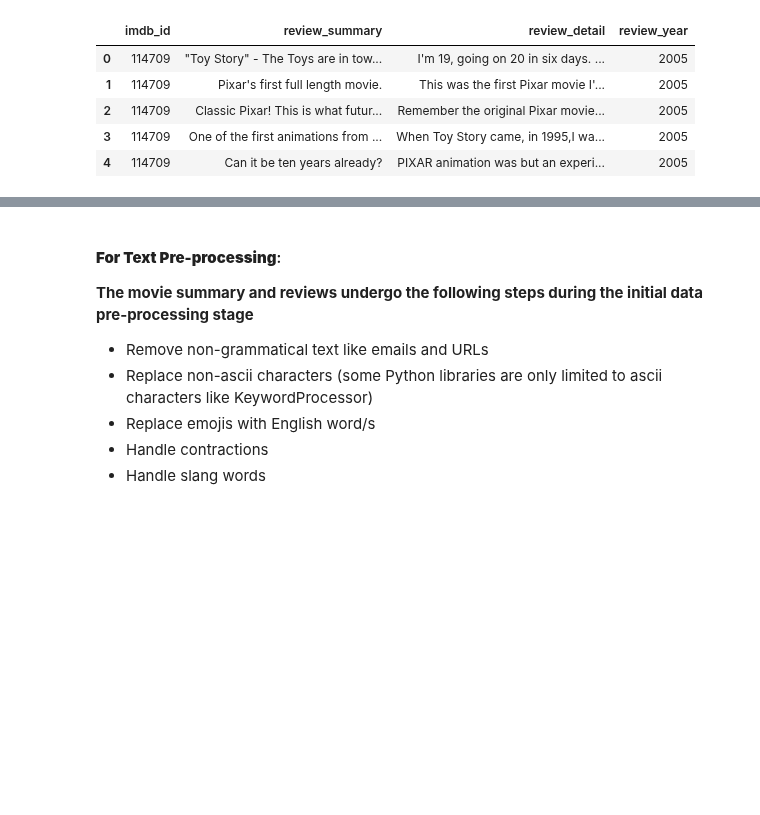
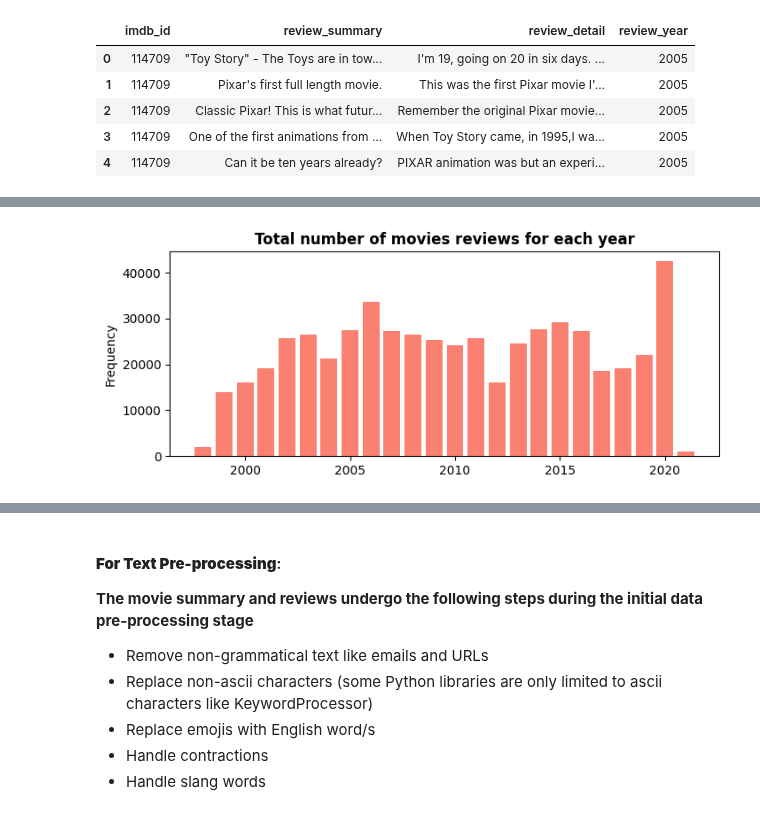
Before and after one commit to abccastro/Movie-Sentiment-Analysis, a Jupyter notebook: Movie Sentiment Analysis.ipynb, the cells around one changed output, grey strips where cells are left out. Cells and saved outputs as stored; diff of their text form; code cells hidden in the pictures; blank space fills up the shorter version.

```diff
--- a/Movie Sentiment Analysis.ipynb
+++ b/Movie Sentiment Analysis.ipynb
@@ -342,0 +352,12 @@ movie_reviews_df.head(5)
+# %%
+# Show the total number of movie reviews for each year
+review_year_counts = Counter(movie_reviews_df['review_year'])
+year, counts = zip(*review_year_counts.items())
+
+plt.figure(figsize=(8, 3))
+plt.bar(year, counts, color='salmon')
+plt.ylabel('Frequency')
+plt.title('Total number of movies reviews for each year', weight='bold')
+plt.show()
+# %% [output]
+[figure, added]
```
Also changed, not shown: parts of 20 cells of this notebook, 2 other files.
